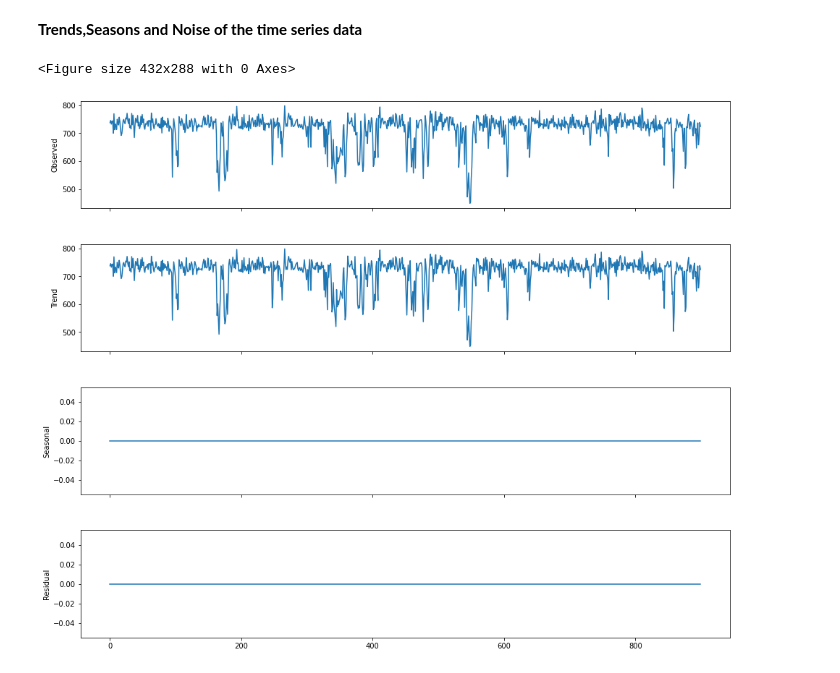
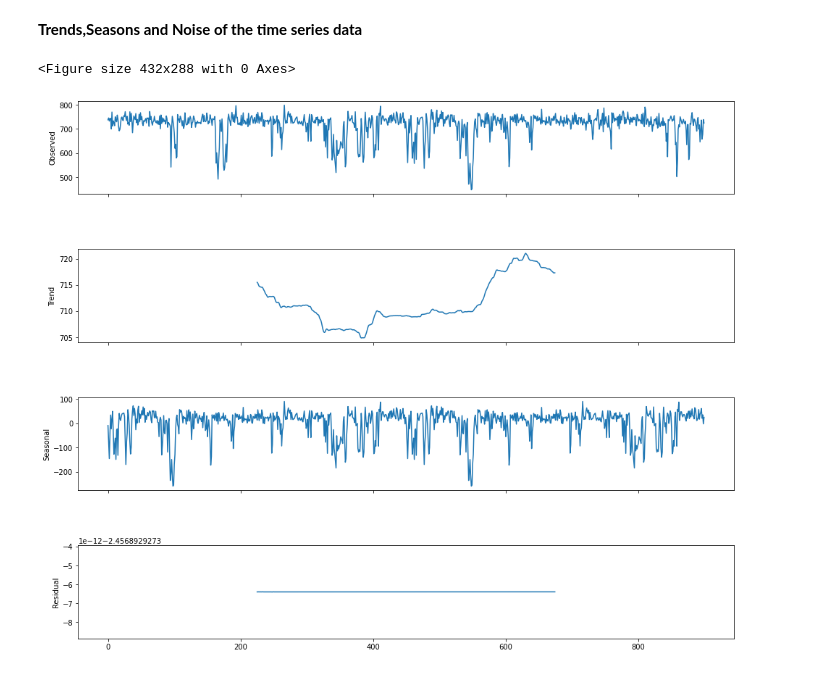
Before and after one commit to entc-17-fyp-20/WPF_Data_Visualization, a Jupyter notebook: fyp_wpf_data.ipynb, the cells around one changed output. Cells and saved outputs as stored; diff of their text form; code cells hidden in the pictures.

```diff
--- a/fyp_wpf_data.ipynb
+++ b/fyp_wpf_data.ipynb
@@ -140,11 +149,11 @@ max    791.200012
 **Trends,Seasons and Noise of the time series data**
 # %%
 from statsmodels.tsa.seasonal import seasonal_decompose
-result = seasonal_decompose(train, model='additive',freq=1)
+result = seasonal_decompose(train, model='additive',freq=450)
 
 fig = plt.figure()
 fig = result.plot()
 fig.set_size_inches(15,12)
 # %% [output]
 <Figure size 432x288 with 0 Axes>
-[figure, old version]
+[figure, new version]
```
Also changed, not shown: parts of 3 cells of this notebook.
